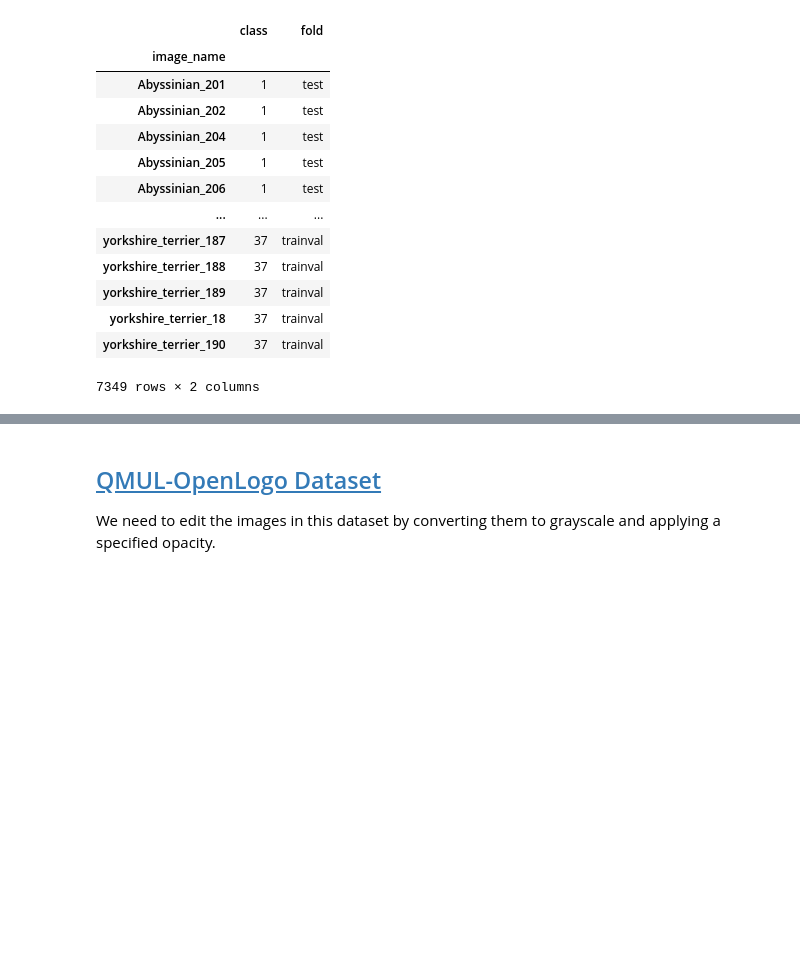
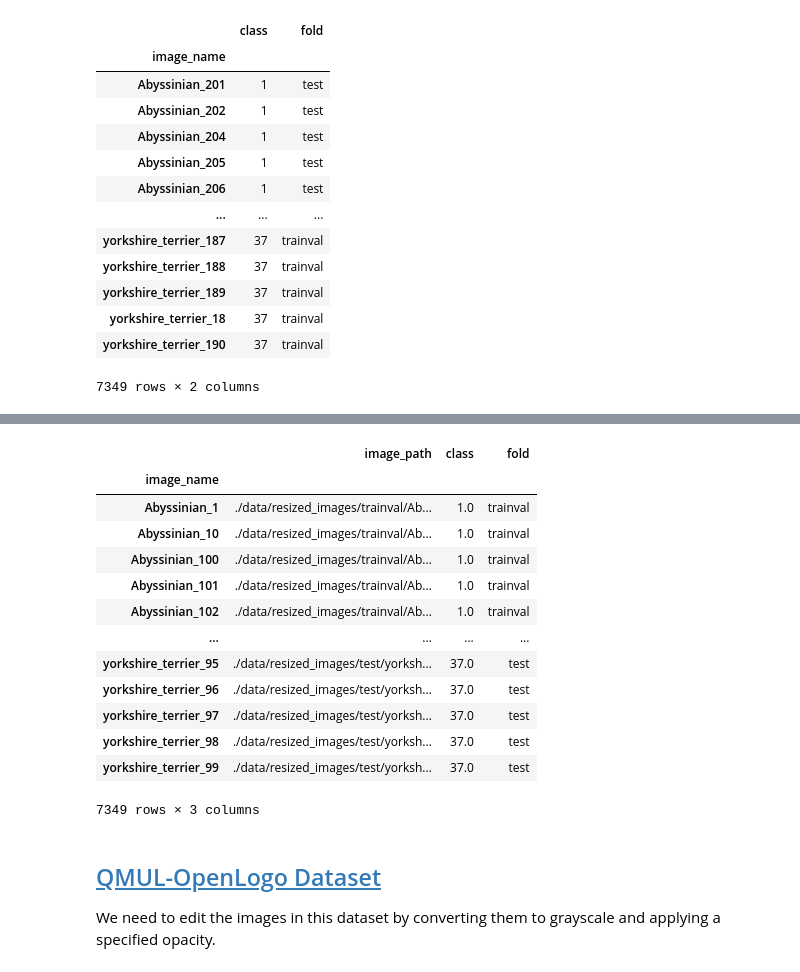
Before and after one commit to CristinaRacovita/watermarked-image-classification, a Jupyter notebook: creating_watermarked_images.ipynb, the cells around one changed output, grey strips where cells are left out. Saved outputs shown, nothing was run; the diff lists cells and outputs as text; code cells hidden in the pictures; blank space fills up the shorter version.

```diff
--- a/creating_watermarked_images.ipynb
+++ b/creating_watermarked_images.ipynb
@@ -162,3 +172,24 @@ pet_dataset_info
+# %%
+pet_dataset_info = (
+    pd.concat([trainval_data, test_data]).set_index("image_name").drop("image_size", axis=1)
+)
+pet_dataset_info.to_csv("./data/pet_dataset_info.csv")
+pet_dataset_info
+# %% [output]
+|  | image_path | class | fold |
+| image_name |  |  |  |
+| Abyssinian_1 | ./data/resized_images/trainval/Ab... | 1.0 | trainval |
+| Abyssinian_10 | ./data/resized_images/trainval/Ab... | 1.0 | trainval |
+| Abyssinian_100 | ./data/resized_images/trainval/Ab... | 1.0 | trainval |
+| Abyssinian_101 | ./data/resized_images/trainval/Ab... | 1.0 | trainval |
+| Abyssinian_102 | ./data/resized_images/trainval/Ab... | 1.0 | trainval |
+| ... | ... | ... | ... |
+| yorkshire_terrier_95 | ./data/resized_images/test/yorksh... | 37.0 | test |
+| yorkshire_terrier_96 | ./data/resized_images/test/yorksh... | 37.0 | test |
+| yorkshire_terrier_97 | ./data/resized_images/test/yorksh... | 37.0 | test |
+| yorkshire_terrier_98 | ./data/resized_images/test/yorksh... | 37.0 | test |
+| yorkshire_terrier_99 | ./data/resized_images/test/yorksh... | 37.0 | test |
+7349 rows × 3 columns
 # %% [markdown]
 ## [QMUL-OpenLogo Dataset](https://hangsu0730.github.io/qmul-openlogo/)
 We need to edit the images in this dataset by converting them to grayscale and applying a specified opacity.
```
Also changed, not shown: parts of 10 cells of this notebook, 1 other file.
